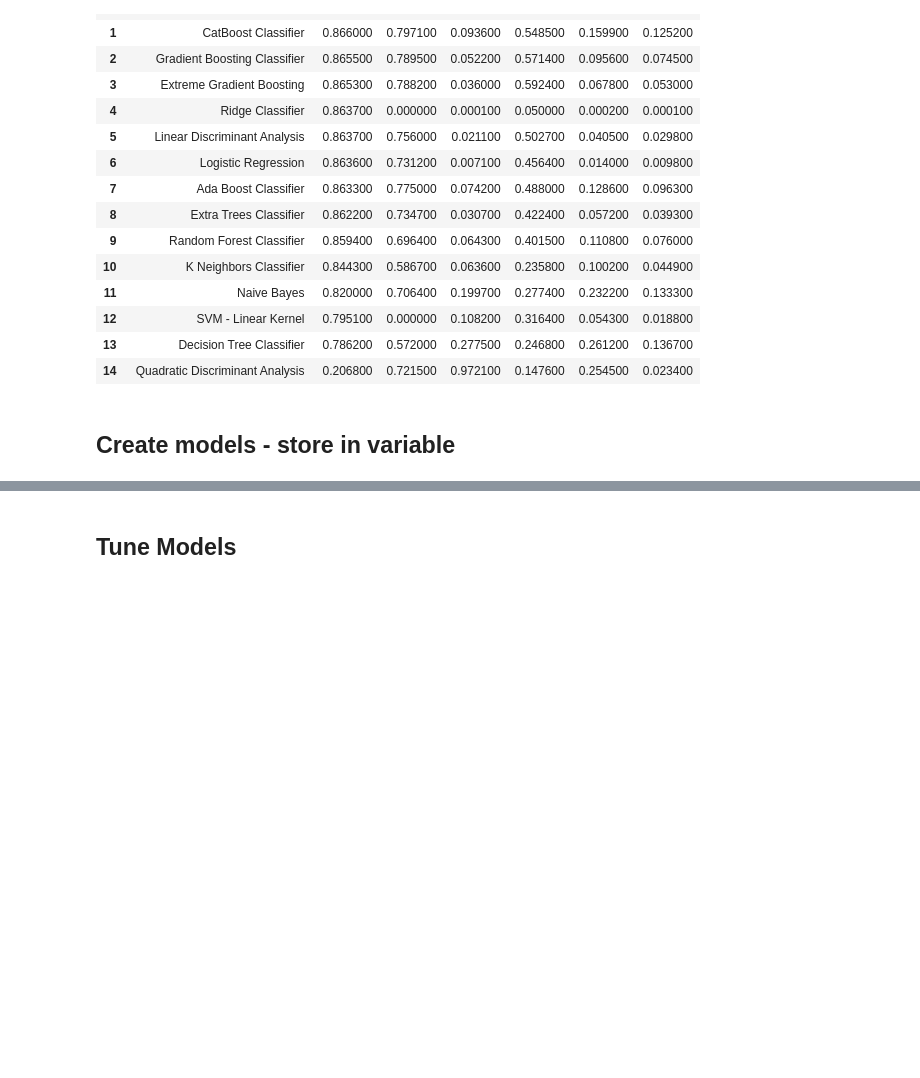
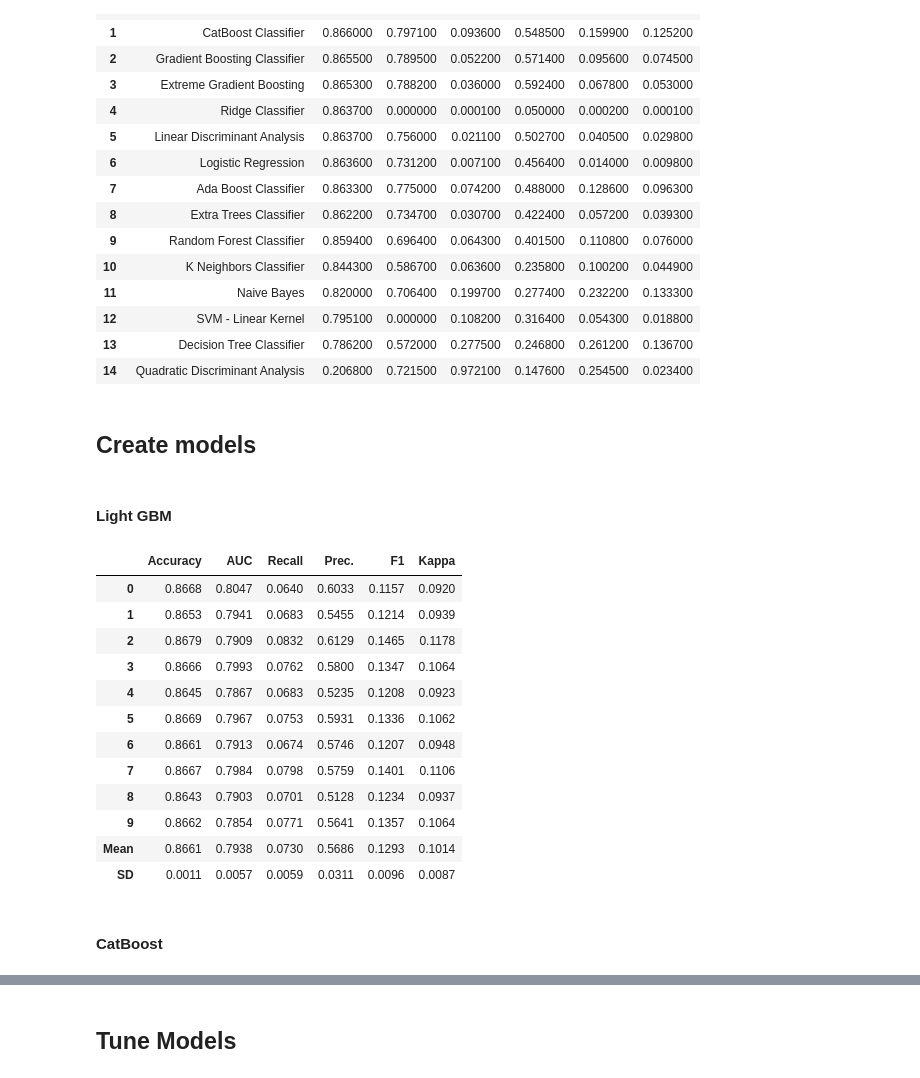
Before and after one commit to bigtoga/Project3, a Jupyter notebook: Kip/ML Foreclosure or Not EPOCH 2.ipynb, the cells around one changed output, grey strips where cells are left out. Drawn from its saved outputs; the diff is of its cells as text; code cells hidden in the pictures; blank space fills up the shorter version.

```diff
--- a/Kip/ML Foreclosure or Not EPOCH 2.ipynb
+++ b/Kip/ML Foreclosure or Not EPOCH 2.ipynb
@@ -246,6 +271,26 @@ model_results
 | 13 | Decision Tree Classifier | 0.786200 | 0.572000 | 0.277500 | 0.246800 | 0.261200 | 0.136700 |
 | 14 | Quadratic Discriminant Analysis | 0.206800 | 0.721500 | 0.972100 | 0.147600 | 0.254500 | 0.023400 |
 # %% [markdown]
-## Create models - store in variable
+## Create models
+# %% [markdown]
+#### Light GBM
+# %%
+lightgbm = create_model('lightgbm', fold=10)
+# %% [output]
+|  | Accuracy | AUC | Recall | Prec. | F1 | Kappa |
+| 0 | 0.8668 | 0.8047 | 0.0640 | 0.6033 | 0.1157 | 0.0920 |
+| 1 | 0.8653 | 0.7941 | 0.0683 | 0.5455 | 0.1214 | 0.0939 |
+| 2 | 0.8679 | 0.7909 | 0.0832 | 0.6129 | 0.1465 | 0.1178 |
+| 3 | 0.8666 | 0.7993 | 0.0762 | 0.5800 | 0.1347 | 0.1064 |
+| 4 | 0.8645 | 0.7867 | 0.0683 | 0.5235 | 0.1208 | 0.0923 |
+| 5 | 0.8669 | 0.7967 | 0.0753 | 0.5931 | 0.1336 | 0.1062 |
+| 6 | 0.8661 | 0.7913 | 0.0674 | 0.5746 | 0.1207 | 0.0948 |
+| 7 | 0.8667 | 0.7984 | 0.0798 | 0.5759 | 0.1401 | 0.1106 |
+| 8 | 0.8643 | 0.7903 | 0.0701 | 0.5128 | 0.1234 | 0.0937 |
+| 9 | 0.8662 | 0.7854 | 0.0771 | 0.5641 | 0.1357 | 0.1064 |
+| Mean | 0.8661 | 0.7938 | 0.0730 | 0.5686 | 0.1293 | 0.1014 |
+| SD | 0.0011 | 0.0057 | 0.0059 | 0.0311 | 0.0096 | 0.0087 |
+# %% [markdown]
+#### CatBoost
 # %%
 catboost =create_model('catboost', fold = 10)
```
Also changed, not shown: parts of 26 cells of this notebook, 4 other files.
